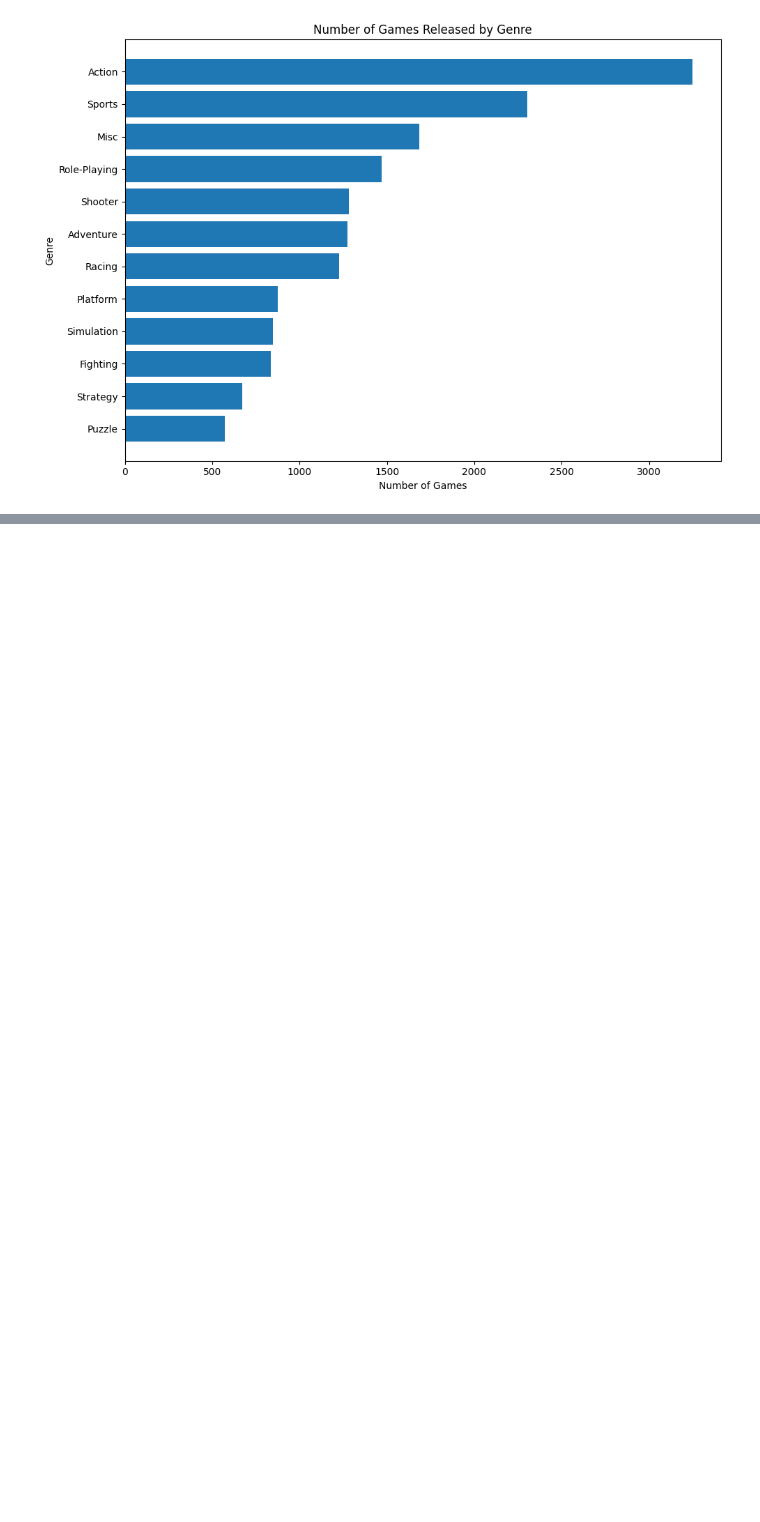
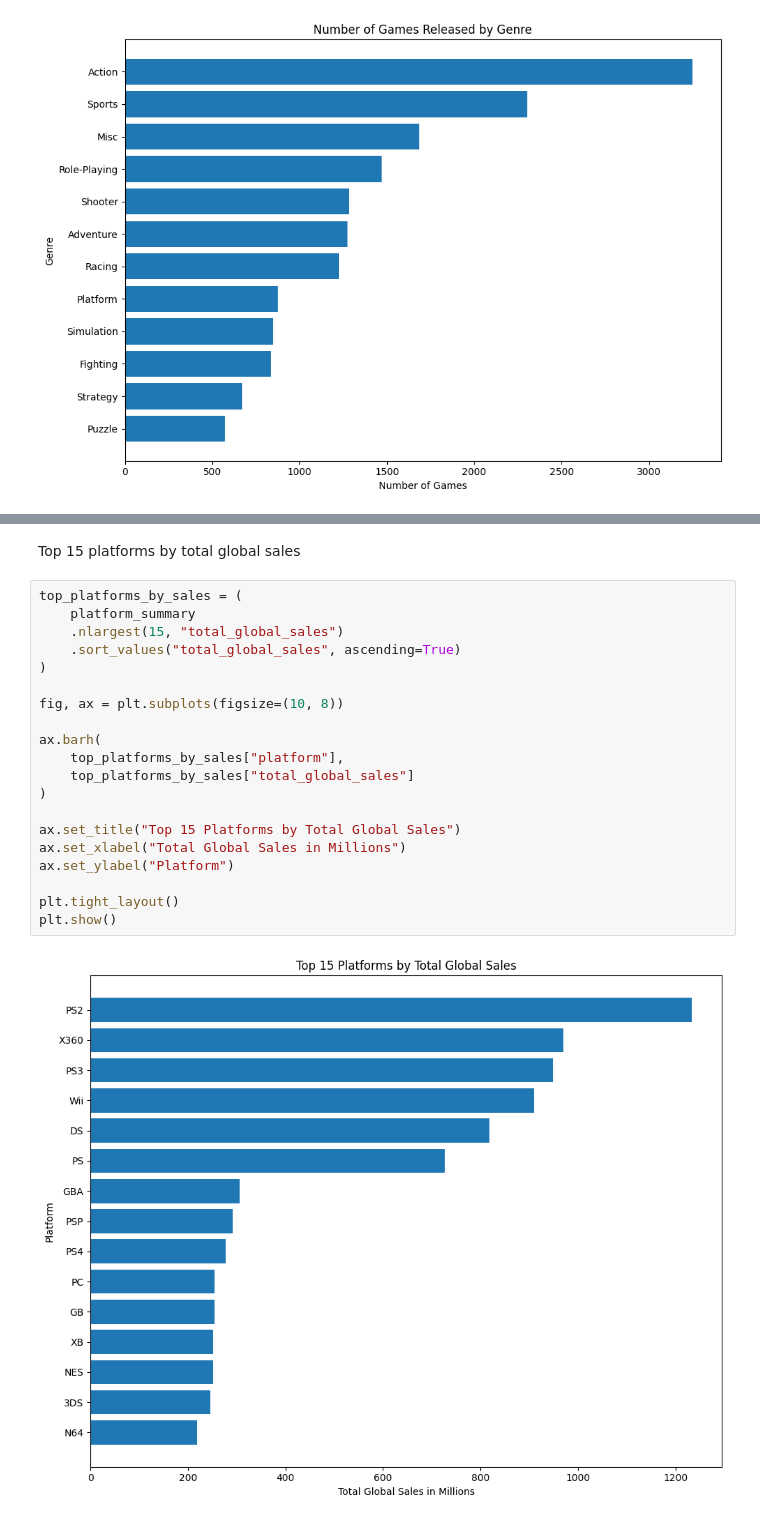
Before and after one commit to tylernsocial/data-analysis-on-the-videogame-industry, a Jupyter notebook: notebooks/02_exploratory_data_analysis.ipynb, the cells around one changed output, grey strips where cells are left out. Cells and saved outputs as stored; diff of their text form; blank space fills up the shorter version.

```diff
--- a/notebooks/02_exploratory_data_analysis.ipynb
+++ b/notebooks/02_exploratory_data_analysis.ipynb
@@ -341,0 +460,24 @@ plt.show()
+# %% [markdown]
+Top 15 platforms by total global sales
+# %%
+top_platforms_by_sales = (
+    platform_summary
+    .nlargest(15, "total_global_sales")
+    .sort_values("total_global_sales", ascending=True)
+)
+
+fig, ax = plt.subplots(figsize=(10, 8))
+
+ax.barh(
+    top_platforms_by_sales["platform"],
+    top_platforms_by_sales["total_global_sales"]
+)
+
+ax.set_title("Top 15 Platforms by Total Global Sales")
+ax.set_xlabel("Total Global Sales in Millions")
+ax.set_ylabel("Platform")
+
+plt.tight_layout()
+plt.show()
+# %% [output]
+[figure, added]
```
Also changed, not shown: parts of 31 cells of this notebook.
